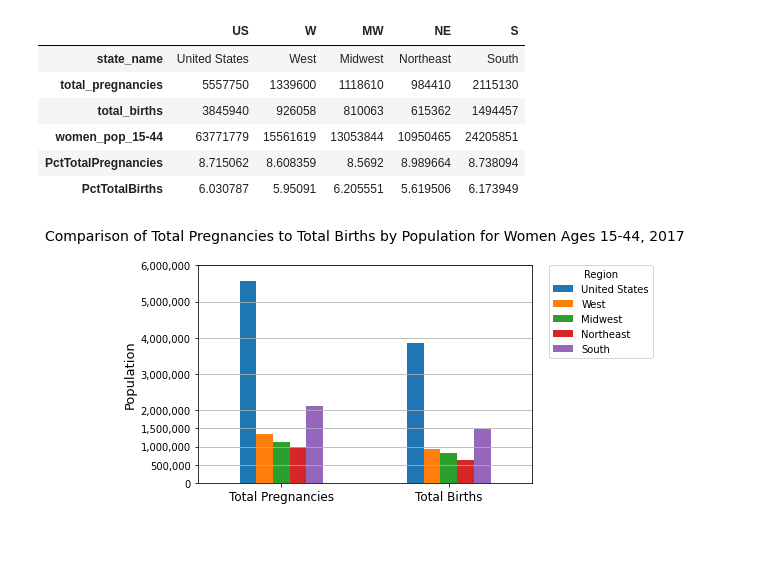
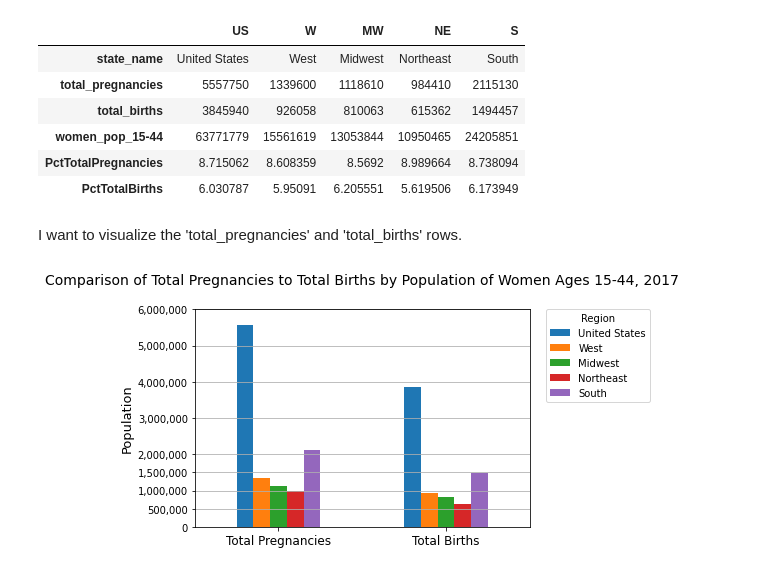
Before and after one commit to HaleyHynes/Pregnancy_US_Population_Data_Project, a Jupyter notebook: pregnancy_project.ipynb, the cells around one changed output. Cells and saved outputs as stored; diff of their text form; code cells hidden in the pictures; blank space fills up the shorter version.

```diff
--- a/pregnancy_project.ipynb
+++ b/pregnancy_project.ipynb
@@ -582,18 +601,20 @@ df_pcts_2017
 | women_pop_15-44 | 63771779 | 15561619 | 13053844 | 10950465 | 24205851 |
 | PctTotalPregnancies | 8.715062 | 8.608359 | 8.5692 | 8.989664 | 8.738094 |
 | PctTotalBirths | 6.030787 | 5.95091 | 6.205551 | 5.619506 | 6.173949 |
+# %% [markdown]
+I want to visualize the 'total_pregnancies' and 'total_births' rows.
 # %%
 df_pcts_2017.loc[['total_pregnancies', 'total_births']].plot(kind='bar')
-y = [0, 500000, 1000000, 1500000, 2000000, 3000000, 4000000, 5000000, 6000000]
-plt.title('Comparison of Total Pregnancies to Total Births by Population for Women Ages 15-44, 2017', pad=25, fontsize=14)
-plt.legend(['United States', 'West', 'Midwest', 'Northeast', 'South'], title='Region', bbox_to_anchor=(1.05, 1), loc='upper left', borderaxespad=0)
-plt.ticklabel_format(style='plain', axis='y')
+y = [0, 500000, 1000000, 1500000, 2000000, 3000000, 4000000, 5000000, 6000000] # Making a list to set yticks.
+plt.title('Comparison of Total Pregnancies to Total Births by Population of Women Ages 15-44, 2017', pad=25, fontsize=14)
+plt.legend(['United States', 'West', 'Midwest', 'Northeast', 'South'], title='Region', bbox_to_anchor=(1.05, 1), loc='upper left', borderaxespad=0) # Moving legend clear of graph.
 plt.xticks(ticks=[0,1], labels=['Total Pregnancies', 'Total Births'], rotation = 0, fontsize=12)
 plt.ylabel('Population', fontsize=13)
+plt.ticklabel_format(style='plain', axis='y') # Getting rid of scientific notation on the y-axis.
 plt.yticks(y)
-current_values = plt.gca().get_yticks()
-plt.gca().set_yticklabels(['{:,.0f}'.format(x) for x in current_values])
+current_values = plt.gca().get_yticks() # Inserting list of yticks.
+plt.gca().set_yticklabels(['{:,.0f}'.format(x) for x in current_values]) # Formatting yticks to have commas after 3 numbers.
 plt.grid(axis='y')
 plt.show()
 # %% [output]
-[figure, old version]
+[figure, new version]
```
Also changed, not shown: parts of 50 cells of this notebook, 1 other file.
